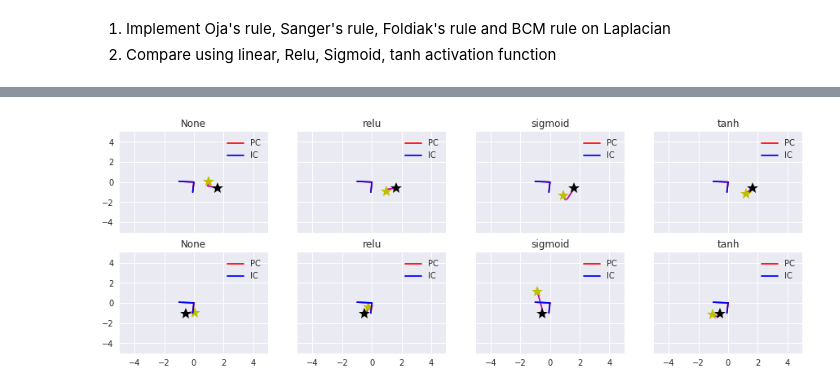
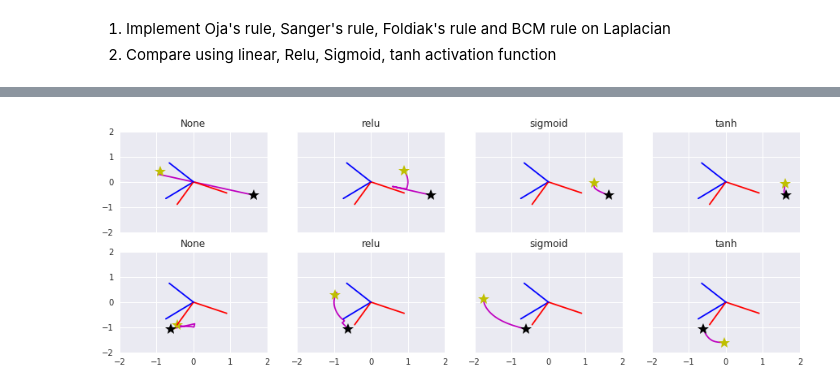
Before and after one commit to ShuangLiBCM/local_lr_unsup, a Jupyter notebook: notebooks/Local_lr_feature_extraction_laplacian.ipynb, the cells around one changed output, grey strips where cells are left out. Saved outputs shown, nothing was run; the diff lists cells and outputs as text; code cells hidden in the pictures.

```diff
--- a/notebooks/Local_lr_feature_extraction_laplacian.ipynb
+++ b/notebooks/Local_lr_feature_extraction_laplacian.ipynb
@@ -58,7 +59,7 @@ plt.legend()
 from local_lr import Oja_cl
 
 learning_rate = 0.0001
-epoch = 2000
+epoch = 3000
 np.random.seed(1)
 n_input = 2
 n_output = 2
@@ -104,22 +100,23 @@ fig.set_figwidth(15)
 for i in range(n_row):
     for j in range(n_col):
         nonlinear_type = nonlinear[j]
-        bcm_data_w = np.hstack(w_track[nonlinear_type])
+        data_w = np.hstack(w_track[nonlinear_type])
         if n_row > 1:
             g = ax[i][j]
         else:
             g = ax[j]
 
-        g.plot(bcm_data_w[i * n_row,:], bcm_data_w[i * n_row+1,:], 'm', rasterized= True)
-        g.plot(bcm_data_w[i * n_row,-1], bcm_data_w[i * n_row+1,-1], 'y*', ms=15, rasterized= True)
+        g.plot(data_w[i,:], data_w[i + n_row,:], 'm', rasterized= True)
+        g.plot(data_w[i,-1], data_w[i + n_row,-1], 'y*', ms=15, rasterized= True)
         g.set_title(nonlinear_type)
-        g.plot(bcm_data_w[i * n_row, 0], bcm_data_w[i * n_row+1, 0], 'k*', ms=15, rasterized= True)
+        g.plot(data_w[i, 0], data_w[i+n_row, 0], 'k*', ms=15, rasterized= True)
         g.set_xlim([-5,5])
         g.set_ylim([-5,5])
 
-        g.plot([0,PC2[0][0]], [0,PC2[1][0]], 'r', label = 'PC')
-        g.plot([0,PC2[0][1]], [0,PC2[1][1]], 'r', )
-        g.plot([0,IC2[0][0]], [0,IC2[1][0]], 'b', label = 'IC')
-        g.plot([0,IC2[0][1]], [0,IC2[1][1]], 'b', )
-        g.legend()
+        for k in range(n_components):
+            g.plot([0,PC2[k,0]], [0,PC2[k,1]], 'r')
+            g.plot([0,IC2[k,0]], [0,IC2[k,1]], 'b')
+
+        g.set_xlim([-2,2])
+        g.set_ylim([-2,2])
 # %% [output]
@@ -128,8 +125,8 @@ for i in range(n_row):
 # Train with Oja's learning rule, plot the trajectory
 from local_lr import Sanger_cl
 
-learning_rate = 0.0001
-epoch = 2000
+learning_rate = 0.0003
+epoch = 3000
 np.random.seed(1)
 n_input = 2
 n_output = 2
@@ -162,34 +159,35 @@ array([[ 0.99760319,  0.06919452],
 # %%
 # Plot the training trajectory
 n_row = n_output
 n_col = 4
 
 fig, ax = plt.subplots(n_row ,n_col, sharex=True, sharey=True)
 fig.set_figheight(5)
 fig.set_figwidth(15)
 for i in range(n_row):
     for j in range(n_col):
         nonlinear_type = nonlinear[j]
-        bcm_data_w = np.hstack(w_track[nonlinear_type])
+        data_w = np.hstack(w_track[nonlinear_type])
         if n_row > 1:
             g = ax[i][j]
         else:
             g = ax[j]
 
-        g.plot(bcm_data_w[i * n_row,:], bcm_data_w[i * n_row+1,:], 'm', rasterized= True)
-        g.plot(bcm_data_w[i * n_row,-1], bcm_data_w[i * n_row+1,-1], 'y*', ms=15, rasterized= True)
+        g.plot(data_w[i,:], data_w[i + n_row,:], 'm', rasterized= True)
+        g.plot(data_w[i,-1], data_w[i + n_row,-1], 'y*', ms=15, rasterized= True)
         g.set_title(nonlinear_type)
-        g.plot(bcm_data_w[i * n_row, 0], bcm_data_w[i * n_row+1, 0], 'k*', ms=15, rasterized= True)
+        g.plot(data_w[i, 0], data_w[i+n_row, 0], 'k*', ms=15, rasterized= True)
         g.set_xlim([-5,5])
         g.set_ylim([-5,5])
 
-        g.plot([0,PC2[0][0]], [0,PC2[1][0]], 'r', label = 'PC')
-        g.plot([0,PC2[0][1]], [0,PC2[1][1]], 'r', )
-        g.plot([0,IC2[0][0]], [0,IC2[1][0]], 'b', label = 'IC')
-        g.plot([0,IC2[0][1]], [0,IC2[1][1]], 'b', )
-        g.legend()
+        for k in range(n_components):
+            g.plot([0,PC2[k,0]], [0,PC2[k,1]], 'r')
+            g.plot([0,IC2[k,0]], [0,IC2[k,1]], 'b')
+
+        g.set_xlim([-2,2])
+        g.set_ylim([-2,2])
 # %% [output]
-[figure, old version]
+[figure, new version]
 # %%
 # Train with Foldiaks's learning rule, plot the trajectory
 from local_lr import Foldiak_cl
```
Also changed, not shown: parts of 15 cells of this notebook, 4 other files.
